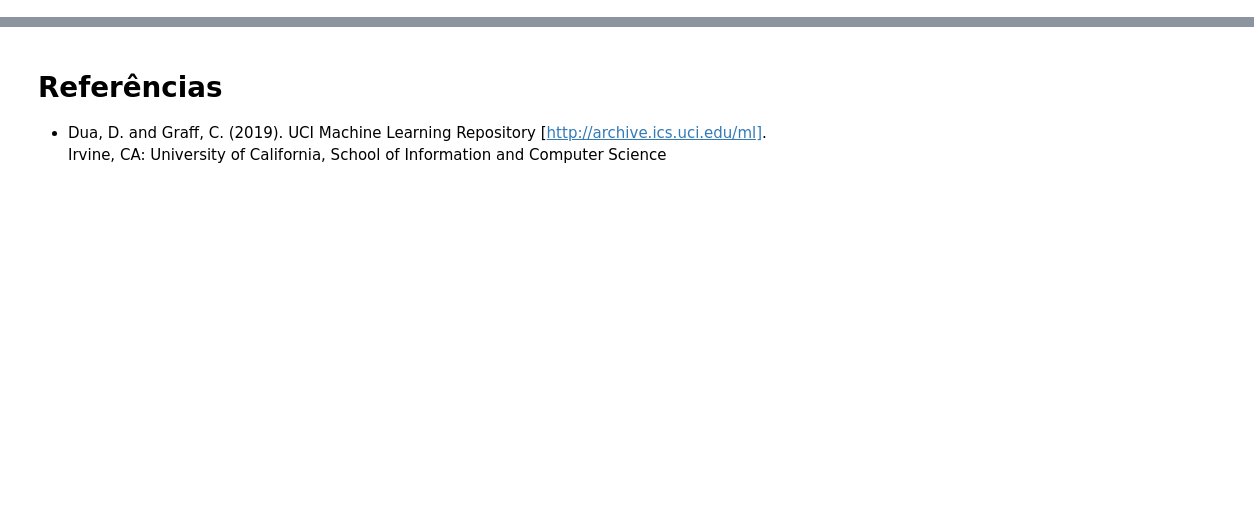
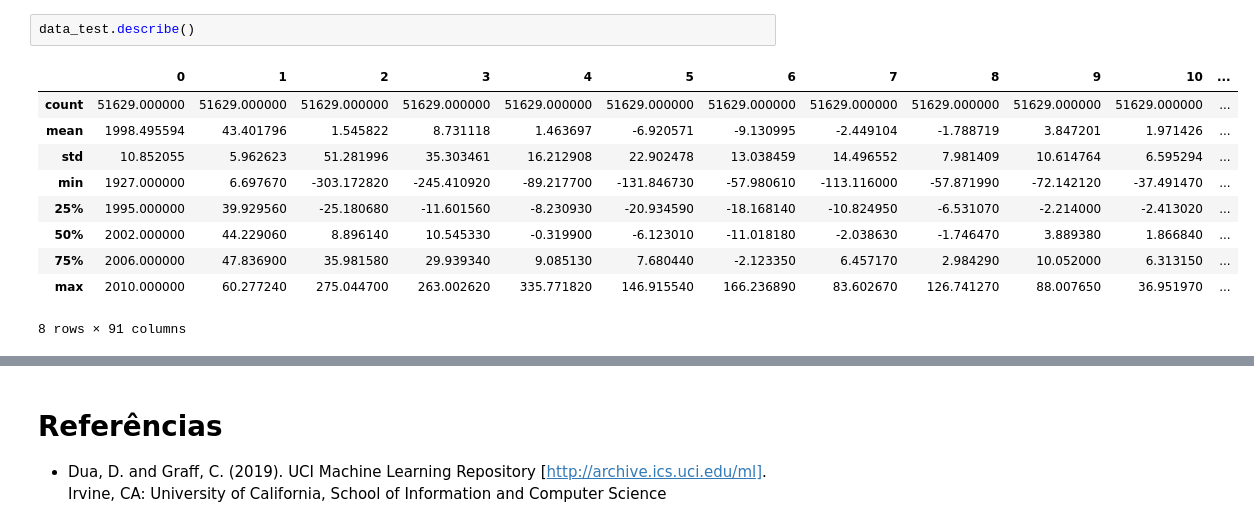
Before and after one commit to r0zbot/IoTensor, a Jupyter notebook: colab.ipynb, the cells around one changed output, grey strips where cells are left out. Drawn from its saved outputs; the diff is of its cells as text; blank space fills up the shorter version.

```diff
--- a/colab.ipynb
+++ b/colab.ipynb
@@ -23,0 +73,13 @@ import tensorflow as tf
+# %%
+data_test.describe()
+# %% [output]
+|  | 0 | 1 | 2 | 3 | 4 | 5 | 6 | 7 | 8 | 9 | 10 | ... |
+| count | 51629.000000 | 51629.000000 | 51629.000000 | 51629.000000 | 51629.000000 | 51629.000000 | 51629.000000 | 51629.000000 | 51629.000000 | 51629.000000 | 51629.000000 | ... |
+| mean | 1998.495594 | 43.401796 | 1.545822 | 8.731118 | 1.463697 | -6.920571 | -9.130995 | -2.449104 | -1.788719 | 3.847201 | 1.971426 | ... |
+| std | 10.852055 | 5.962623 | 51.281996 | 35.303461 | 16.212908 | 22.902478 | 13.038459 | 14.496552 | 7.981409 | 10.614764 | 6.595294 | ... |
+| min | 1927.000000 | 6.697670 | -303.172820 | -245.410920 | -89.217700 | -131.846730 | -57.980610 | -113.116000 | -57.871990 | -72.142120 | -37.491470 | ... |
+| 25% | 1995.000000 | 39.929560 | -25.180680 | -11.601560 | -8.230930 | -20.934590 | -18.168140 | -10.824950 | -6.531070 | -2.214000 | -2.413020 | ... |
+| 50% | 2002.000000 | 44.229060 | 8.896140 | 10.545330 | -0.319900 | -6.123010 | -11.018180 | -2.038630 | -1.746470 | 3.889380 | 1.866840 | ... |
+| 75% | 2006.000000 | 47.836900 | 35.981580 | 29.939340 | 9.085130 | 7.680440 | -2.123350 | 6.457170 | 2.984290 | 10.052000 | 6.313150 | ... |
+| max | 2010.000000 | 60.277240 | 275.044700 | 263.002620 | 335.771820 | 146.915540 | 166.236890 | 83.602670 | 126.741270 | 88.007650 | 36.951970 | ... |
+8 rows × 91 columns
```
Also changed, not shown: parts of 10 cells of this notebook.
